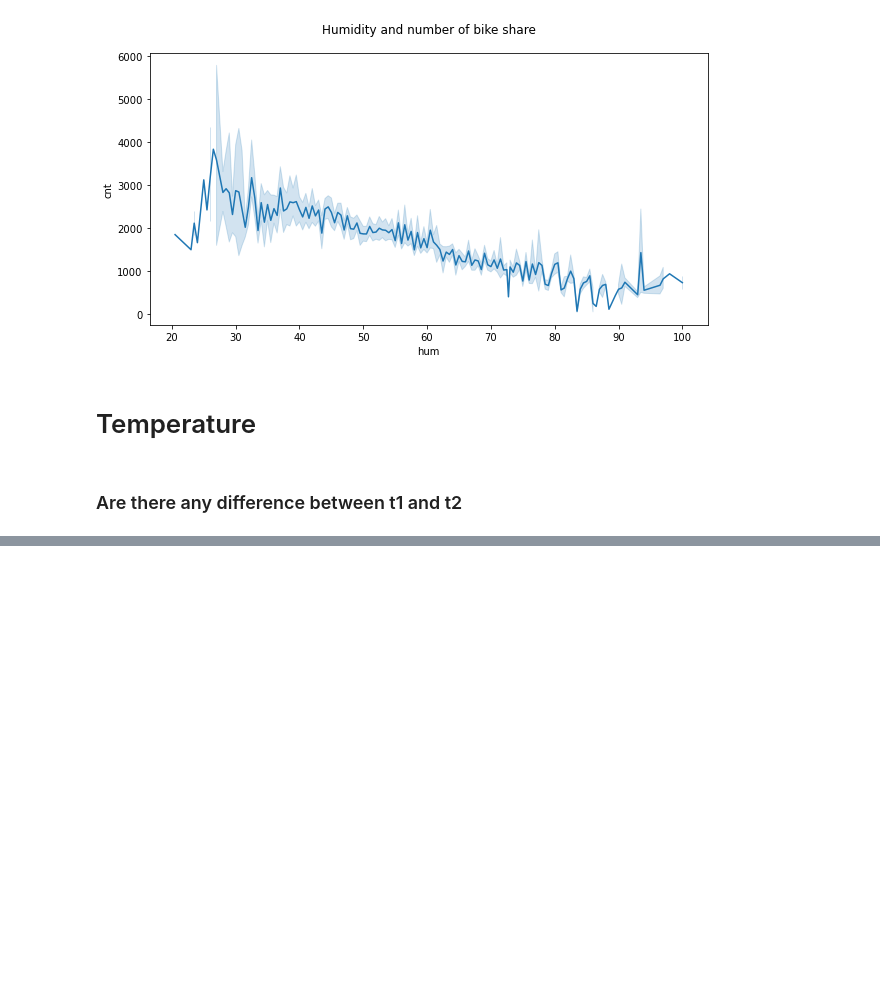
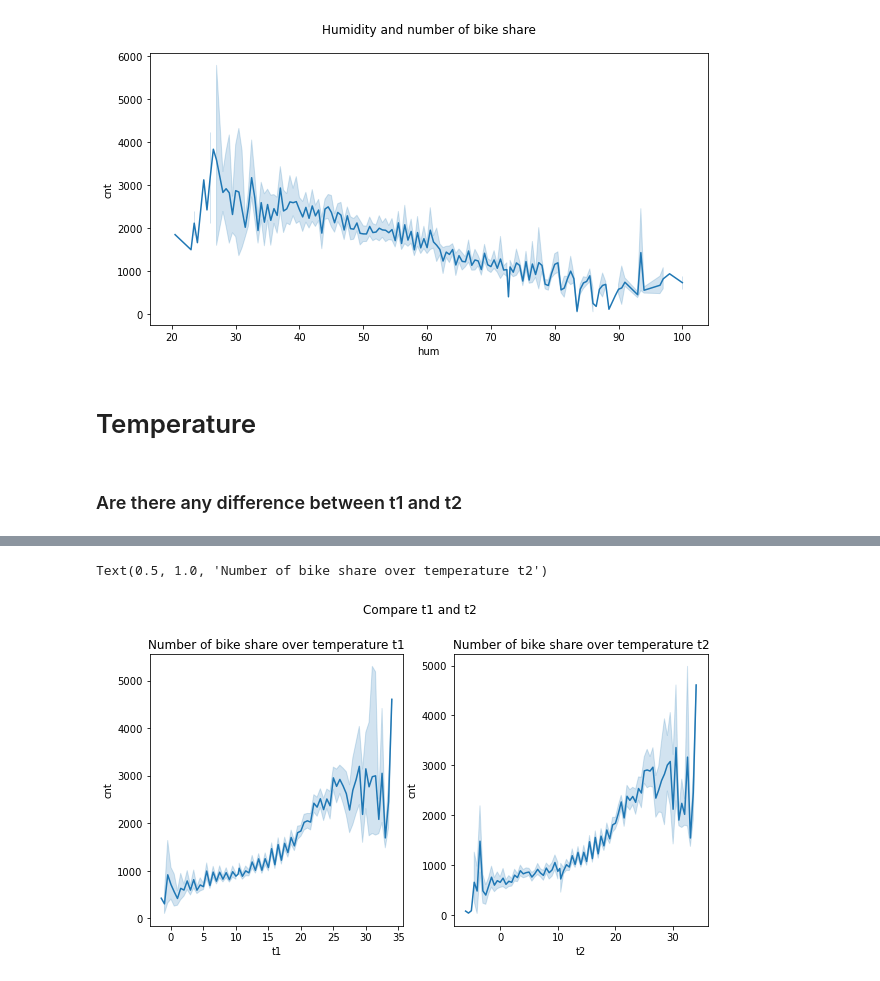
Before and after one commit to Kasidit-au/London_BikeShare, a Jupyter notebook: London bike.ipynb, the cells around one changed output, grey strips where cells are left out. Drawn from its saved outputs; the diff is of its cells as text; code cells hidden in the pictures; blank space fills up the shorter version.

Commit message:
Add subplots

```diff
--- a/London bike.ipynb
+++ b/London bike.ipynb
@@ -193,0 +192,12 @@ Text(0.5, 1.05, 'Humidity and number of bike share')
+# %%
+# subplot
+
+fig, ax  = plt.subplots(1,2,figsize=(10,5))
+fig.suptitle('Compare t1 and t2',y=1.02)
+sns.lineplot(ax=ax[0],data = df, x = 't1', y= 'cnt')
+sns.lineplot(ax=ax[1],data = df, x = 't2', y= 'cnt')
+ax[0].set_title('Number of bike share over temperature t1')
+ax[1].set_title('Number of bike share over temperature t2')
+# %% [output]
+Text(0.5, 1.0, 'Number of bike share over temperature t2')
+[figure, added]
```
Also changed, not shown: parts of 3 cells of this notebook.
